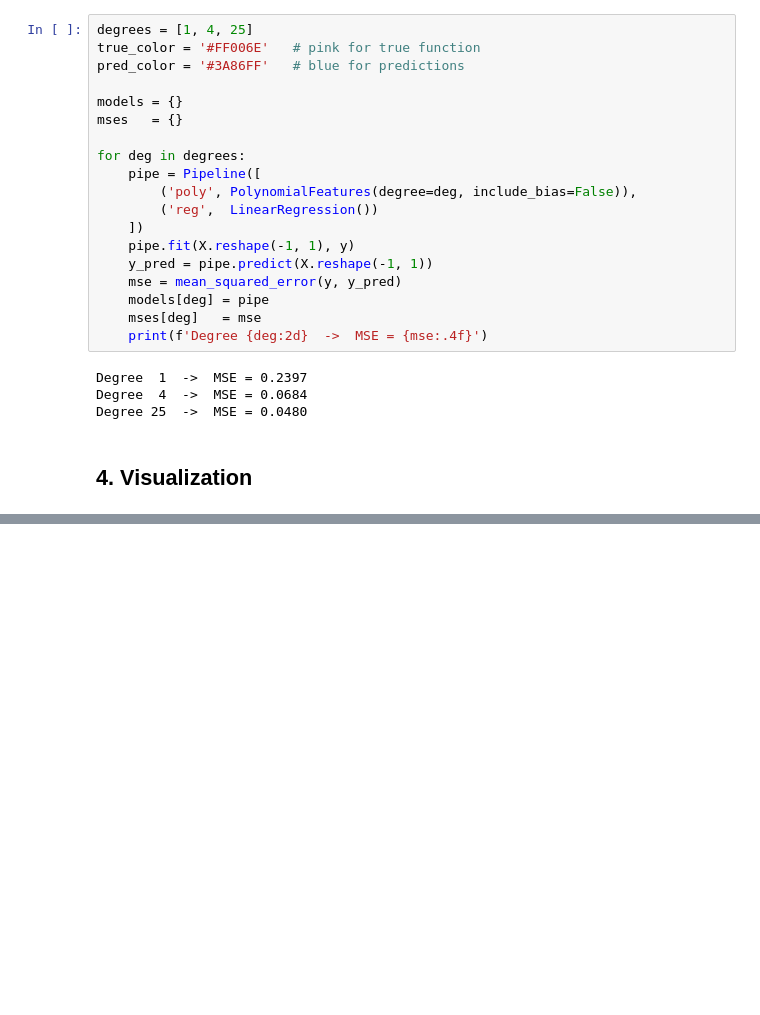
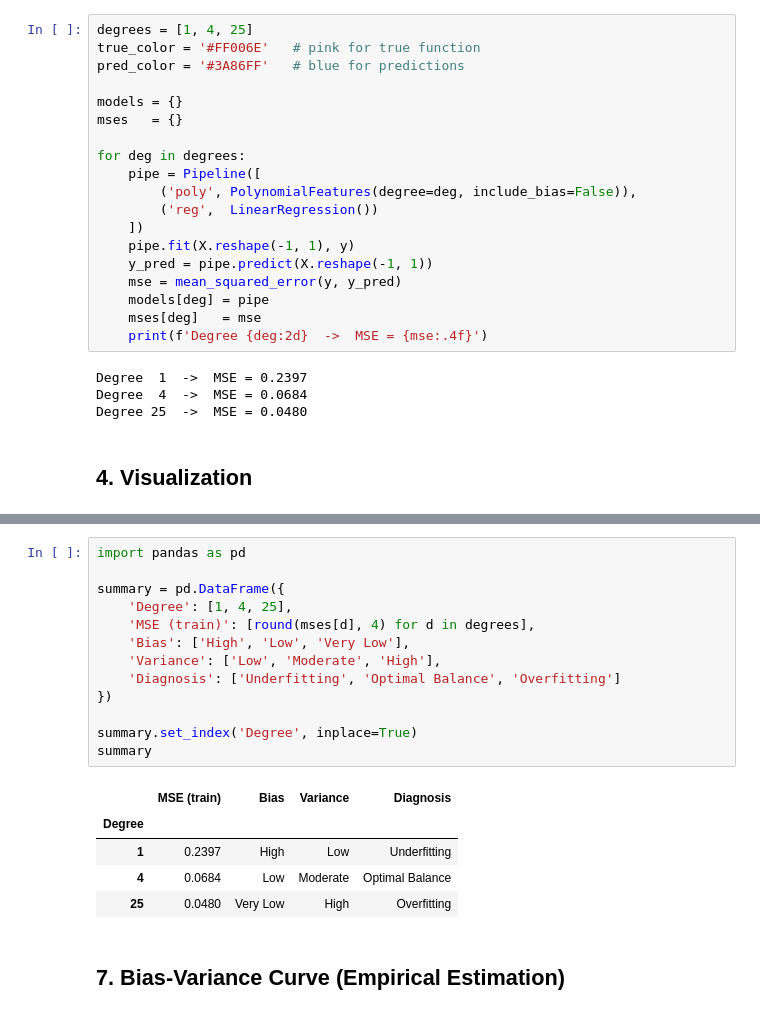
Before and after one commit to Andr3sss/Machine-Learning-6-SIN-A-Mar-Jul-2026, a Jupyter notebook: graficos.ipynb, the cells around one changed output, grey strips where cells are left out. Saved outputs shown, nothing was run; the diff lists cells and outputs as text; blank space fills up the shorter version.

Commit message:
Analysis and bias curve

```diff
--- a/graficos.ipynb
+++ b/graficos.ipynb
@@ -107,0 +153,21 @@ print('Figure saved as bias_variance_plots.png')
+# %%
+import pandas as pd
+
+summary = pd.DataFrame({
+    'Degree': [1, 4, 25],
+    'MSE (train)': [round(mses[d], 4) for d in degrees],
+    'Bias': ['High', 'Low', 'Very Low'],
+    'Variance': ['Low', 'Moderate', 'High'],
+    'Diagnosis': ['Underfitting', 'Optimal Balance', 'Overfitting']
+})
+
+summary.set_index('Degree', inplace=True)
+summary
+# %% [output]
+|  | MSE (train) | Bias | Variance | Diagnosis |
+| Degree |  |  |  |  |
+| 1 | 0.2397 | High | Low | Underfitting |
+| 4 | 0.0684 | Low | Moderate | Optimal Balance |
+| 25 | 0.0480 | Very Low | High | Overfitting |
+# %% [markdown]
+## 7. Bias-Variance Curve (Empirical Estimation)
```
Also changed, not shown: parts of 3 cells of this notebook, 1 other file.
